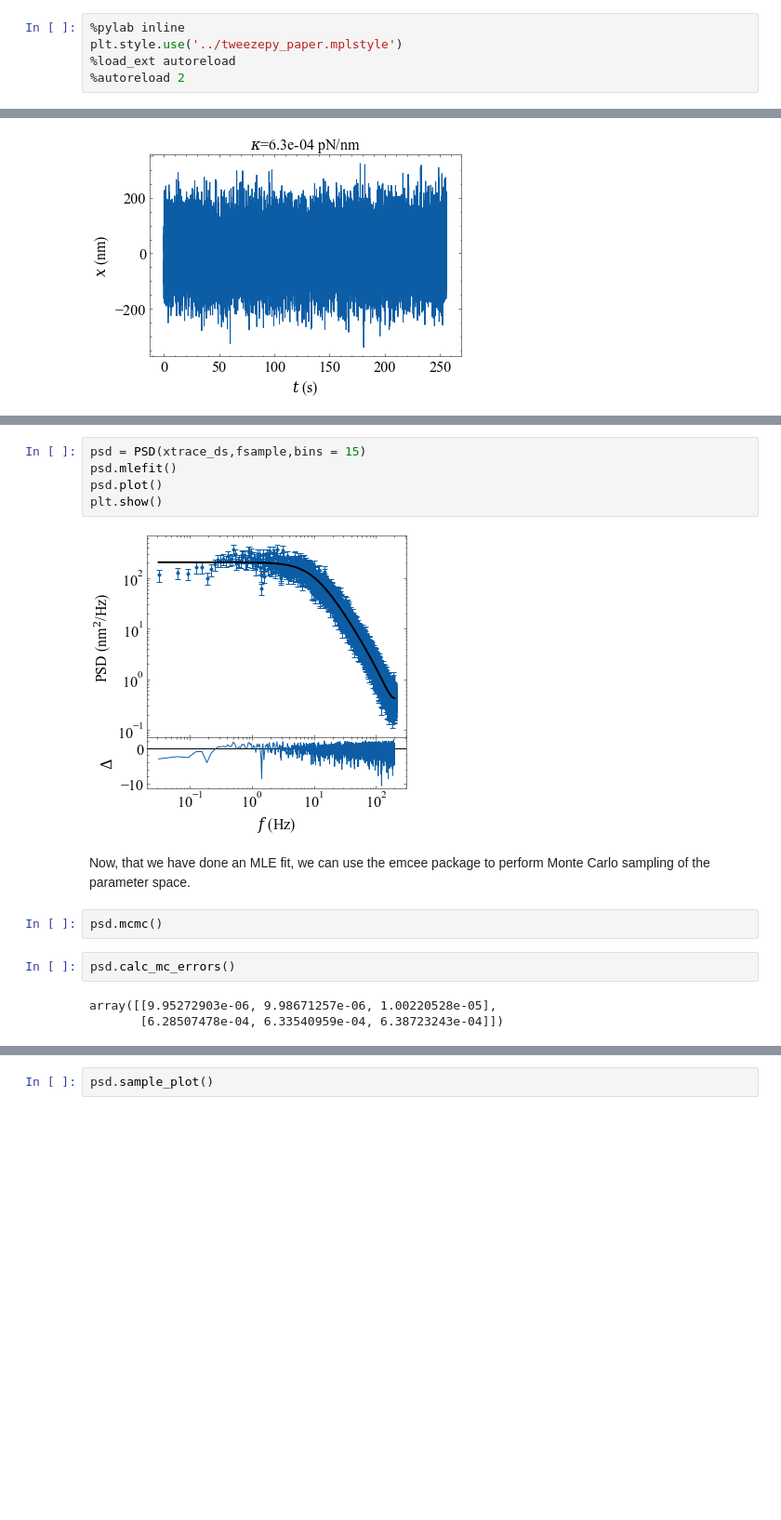
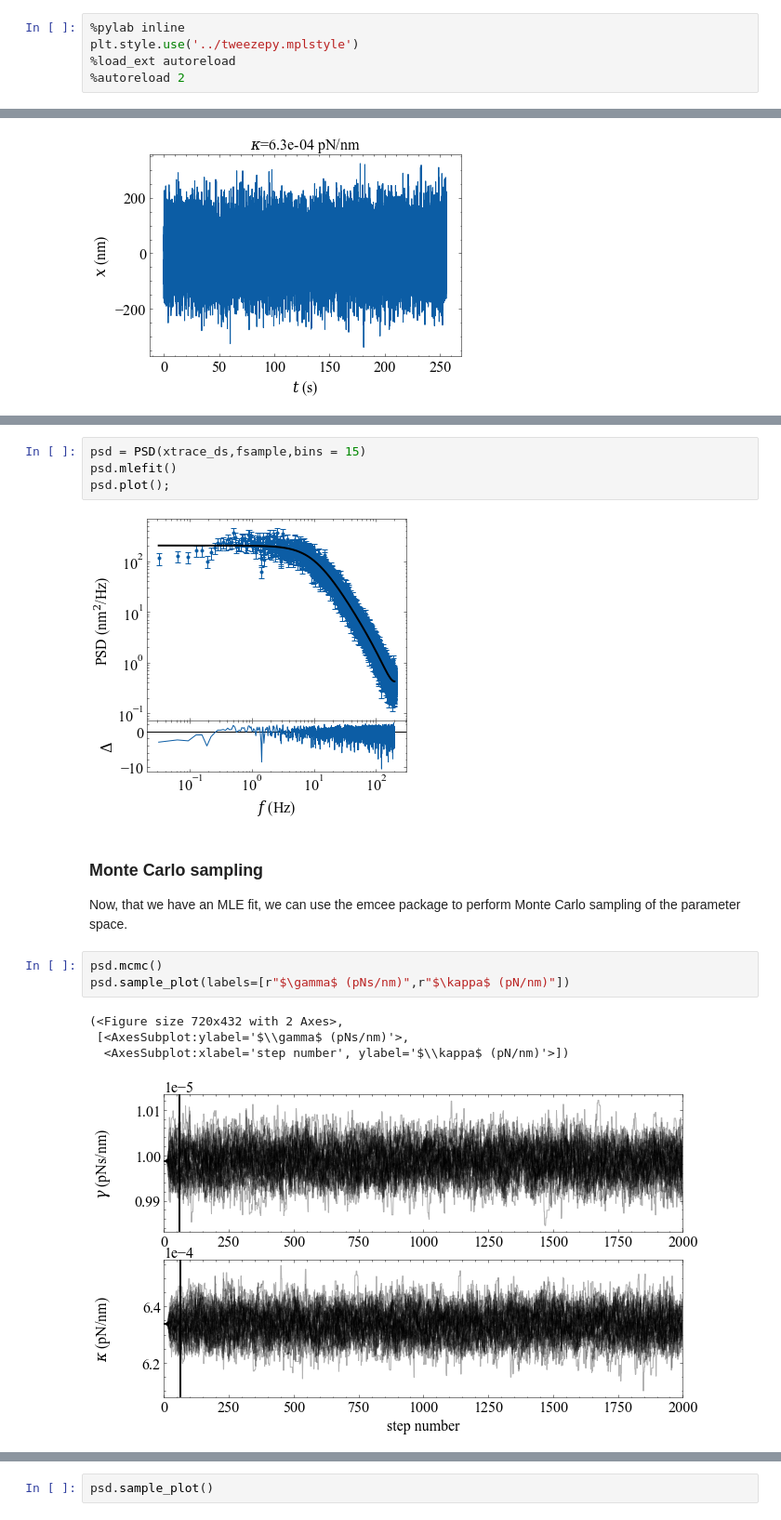
Before and after one commit to ianlmorgan/tweezepy, a Jupyter notebook: docs/source/pages/mcmc.ipynb, the cells around one changed output, grey strips where cells are left out. Shown at 93% size. Cells and saved outputs as stored; diff of their text form; blank space fills up the shorter version.

```diff
--- a/docs/source/pages/mcmc.ipynb
+++ b/docs/source/pages/mcmc.ipynb
@@ -1,6 +1,6 @@
 # %%
 %pylab inline
-plt.style.use('../tweezepy_paper.mplstyle')
+plt.style.use('../tweezepy.mplstyle')
 %load_ext autoreload
 %autoreload 2
 # %% [output]
@@ -32,17 +36,18 @@ plt.show()
 # %%
 psd = PSD(xtrace_ds,fsample,bins = 15)
 psd.mlefit()
-psd.plot()
-plt.show()
+psd.plot();
 # %% [output]
 [figure]
 # %% [markdown]
-Now, that we have done an MLE fit, we can use the emcee package to perform Monte Carlo sampling of the parameter space.
+### Monte Carlo sampling
+Now, that we have an MLE fit, we can use the emcee package to perform Monte Carlo sampling of the parameter space.
-# %%
-psd.mcmc()
-# %%
-psd.calc_mc_errors()
-# %% [output]
-array([[9.95272903e-06, 9.98671257e-06, 1.00220528e-05],
-       [6.28507478e-04, 6.33540959e-04, 6.38723243e-04]])
+# %%
+psd.mcmc()
+psd.sample_plot(labels=[r"$\gamma$ (pNs/nm)",r"$\kappa$ (pN/nm)"])
+# %% [output]
+(<Figure size 720x432 with 2 Axes>,
+ [<AxesSubplot:ylabel='$\\gamma$ (pNs/nm)'>,
+  <AxesSubplot:xlabel='step number', ylabel='$\\kappa$ (pN/nm)'>])
+[figure, added]
 # %% [markdown]
```
Also changed, not shown: parts of 9 cells of this notebook, 2 other files.
